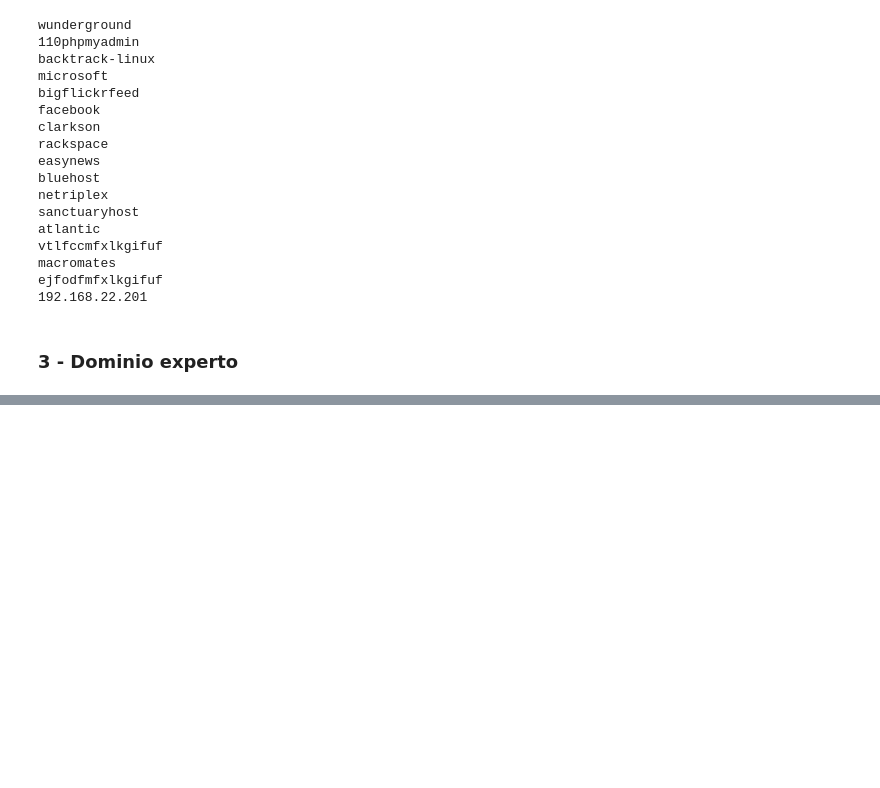
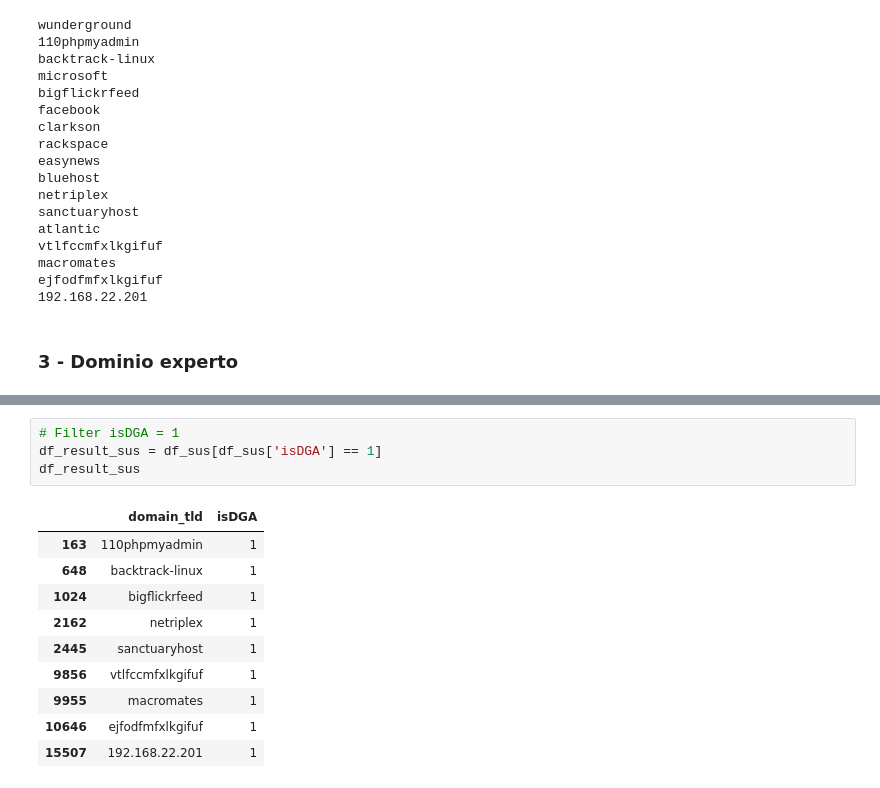
Before and after one commit to andresdlRoca/Lab5_SDS, a Jupyter notebook: lab5.ipynb, the cells around one changed output, grey strips where cells are left out. Cells and saved outputs as stored; diff of their text form; blank space fills up the shorter version.

```diff
--- a/lab5.ipynb
+++ b/lab5.ipynb
@@ -222,0 +300,15 @@ ejfodfmfxlkgifuf
+# %%
+# Filter isDGA = 1
+df_result_sus = df_sus[df_sus['isDGA'] == 1]
+df_result_sus
+# %% [output]
+|  | domain_tld | isDGA |
+| 163 | 110phpmyadmin | 1 |
+| 648 | backtrack-linux | 1 |
+| 1024 | bigflickrfeed | 1 |
+| 2162 | netriplex | 1 |
+| 2445 | sanctuaryhost | 1 |
+| 9856 | vtlfccmfxlkgifuf | 1 |
+| 9955 | macromates | 1 |
+| 10646 | ejfodfmfxlkgifuf | 1 |
+| 15507 | 192.168.22.201 | 1 |
```
Also changed, not shown: parts of 8 cells of this notebook.
